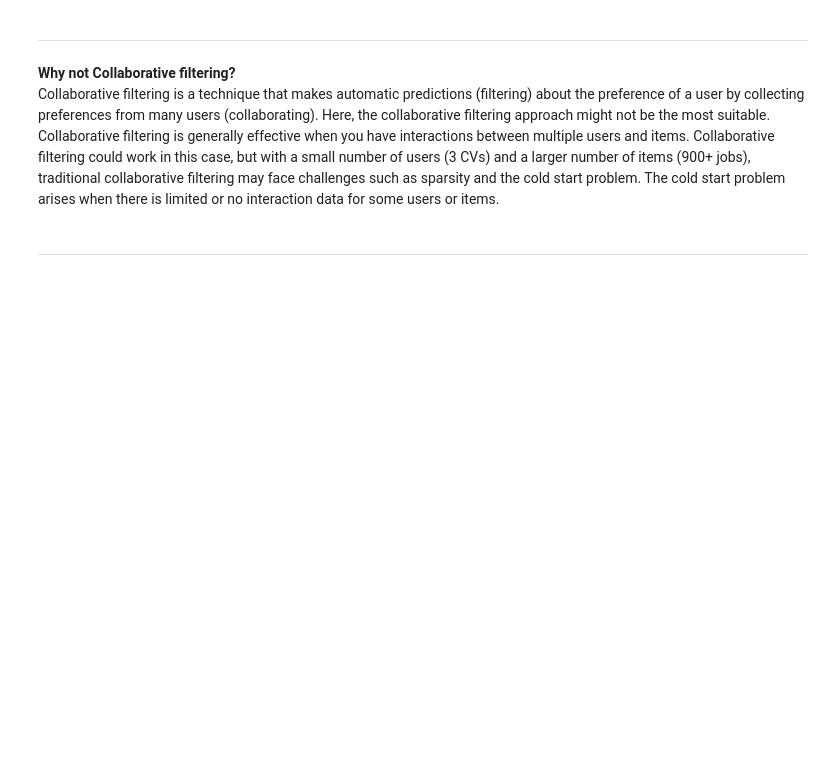
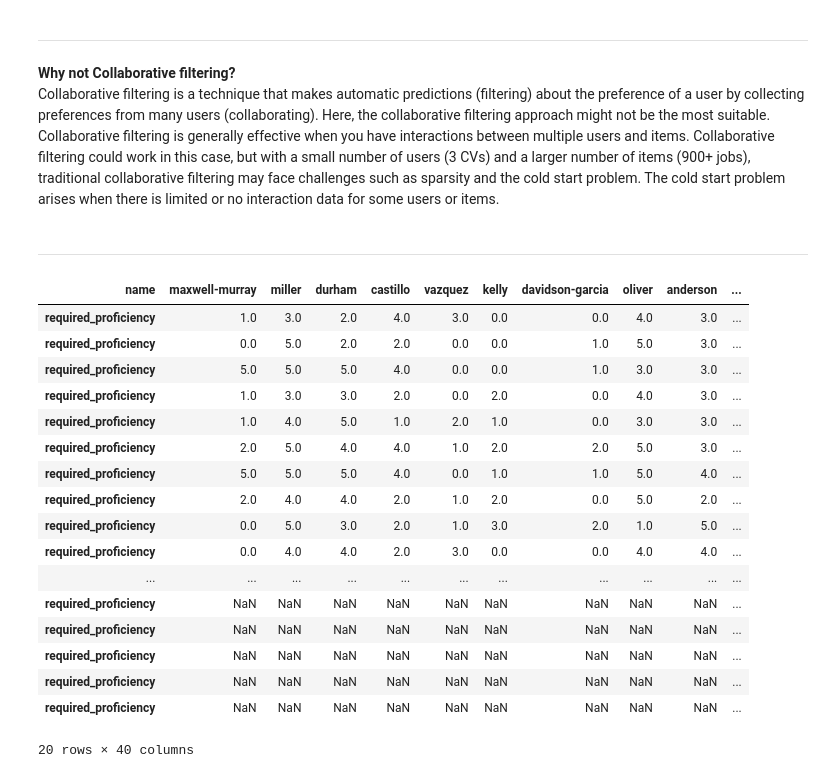
Before and after one commit to AyseTheArk/Job-Recommender-System, a Jupyter notebook: Recommender/jobrec.ipynb, the cells around one changed output. Cells and saved outputs as stored; diff of their text form; code cells hidden in the pictures; blank space fills up the shorter version.

```diff
--- a/Recommender/jobrec.ipynb
+++ b/Recommender/jobrec.ipynb
@@ -483,3 +529,37 @@ Collaborative filtering is a technique that makes automatic predictions (filteri
 # # Following recommends Top 5 Jobs based on candidate resume:
 # jd_df['match']=matches['Match confidence']
 # jd_df.sort_values('match').tail(5)
+# %%
+dfs = []
+for row in df["skills"]:
+    new_df  = pd.DataFrame(row)
+    new_df.set_index('name', inplace=True)
+
+    # Extract the 'required_proficiency' column and transpose the DataFrame
+    result_df = new_df['required_proficiency'].transpose()
+
+    # Now 'result_df' is a DataFrame with each skill as a column and required proficiency as a row
+    dfs.append(result_df)
+merged_df = pd.concat(dfs,axis=1).transpose()
+
+# Now 'merged_df' contains all the rows from the original DataFrames
+merged_df
+# %% [output]
+| name | maxwell-murray | miller | durham | castillo | vazquez | kelly | davidson-garcia | oliver | anderson | ... |
+| required_proficiency | 1.0 | 3.0 | 2.0 | 4.0 | 3.0 | 0.0 | 0.0 | 4.0 | 3.0 | ... |
+| required_proficiency | 0.0 | 5.0 | 2.0 | 2.0 | 0.0 | 0.0 | 1.0 | 5.0 | 3.0 | ... |
+| required_proficiency | 5.0 | 5.0 | 5.0 | 4.0 | 0.0 | 0.0 | 1.0 | 3.0 | 3.0 | ... |
+| required_proficiency | 1.0 | 3.0 | 3.0 | 2.0 | 0.0 | 2.0 | 0.0 | 4.0 | 3.0 | ... |
+| required_proficiency | 1.0 | 4.0 | 5.0 | 1.0 | 2.0 | 1.0 | 0.0 | 3.0 | 3.0 | ... |
+| required_proficiency | 2.0 | 5.0 | 4.0 | 4.0 | 1.0 | 2.0 | 2.0 | 5.0 | 3.0 | ... |
+| required_proficiency | 5.0 | 5.0 | 5.0 | 4.0 | 0.0 | 1.0 | 1.0 | 5.0 | 4.0 | ... |
+| required_proficiency | 2.0 | 4.0 | 4.0 | 2.0 | 1.0 | 2.0 | 0.0 | 5.0 | 2.0 | ... |
+| required_proficiency | 0.0 | 5.0 | 3.0 | 2.0 | 1.0 | 3.0 | 2.0 | 1.0 | 5.0 | ... |
+| required_proficiency | 0.0 | 4.0 | 4.0 | 2.0 | 3.0 | 0.0 | 0.0 | 4.0 | 4.0 | ... |
+| ... | ... | ... | ... | ... | ... | ... | ... | ... | ... | ... |
+| required_proficiency | NaN | NaN | NaN | NaN | NaN | NaN | NaN | NaN | NaN | ... |
+| required_proficiency | NaN | NaN | NaN | NaN | NaN | NaN | NaN | NaN | NaN | ... |
+| required_proficiency | NaN | NaN | NaN | NaN | NaN | NaN | NaN | NaN | NaN | ... |
+| required_proficiency | NaN | NaN | NaN | NaN | NaN | NaN | NaN | NaN | NaN | ... |
+| required_proficiency | NaN | NaN | NaN | NaN | NaN | NaN | NaN | NaN | NaN | ... |
+20 rows × 40 columns
```
Also changed, not shown: parts of 14 cells of this notebook, 2 other files.
